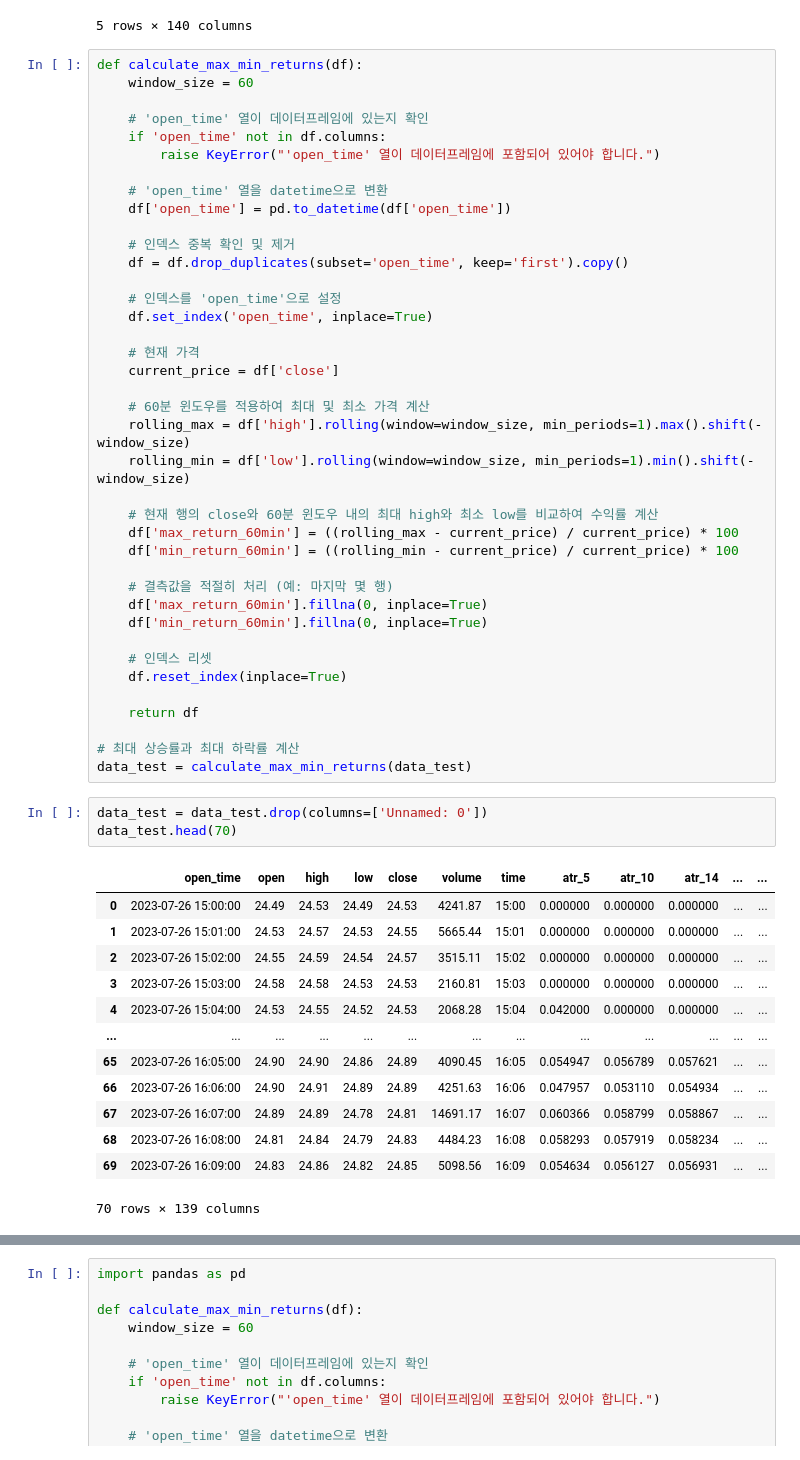
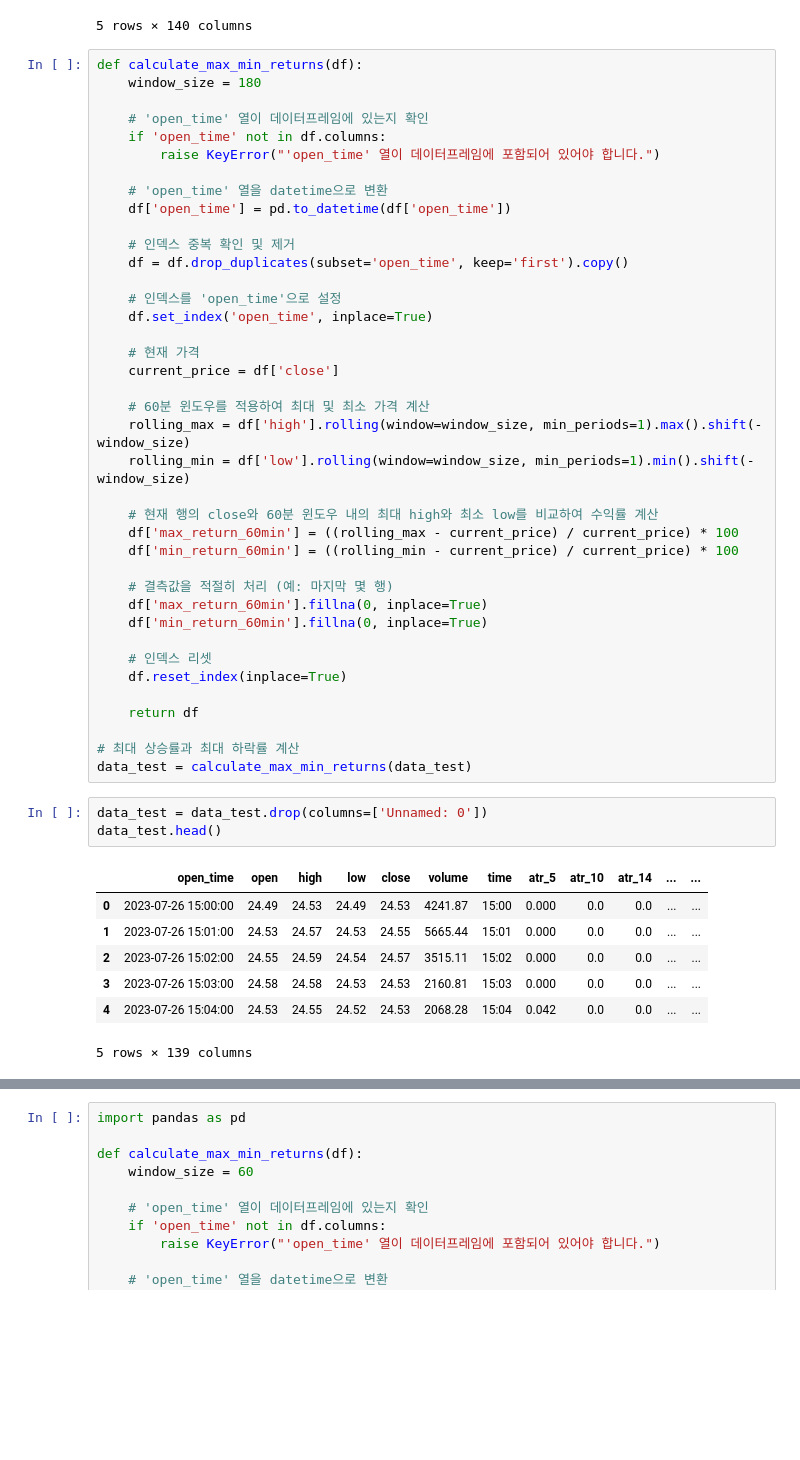
Before and after one commit to krkr5628/Crypto_Analysis_Colab, a Jupyter notebook: Data_Feature_multi_small.ipynb, the cells around one changed output, grey strips where cells are left out. Cells and saved outputs as stored; diff of their text form; blank space fills up the shorter version.

```diff
--- a/Data_Feature_multi_small.ipynb
+++ b/Data_Feature_multi_small.ipynb
@@ -291,7 +345,7 @@ data_test.head()
 5 rows × 140 columns
 # %%
 def calculate_max_min_returns(df):
-    window_size = 60
+    window_size = 180
 
     # 'open_time' 열이 데이터프레임에 있는지 확인
     if 'open_time' not in df.columns:
@@ -330,18 +384,12 @@ def calculate_max_min_returns(df):
 data_test = calculate_max_min_returns(data_test)
 # %%
 data_test = data_test.drop(columns=['Unnamed: 0'])
-data_test.head(70)
+data_test.head()
 # %% [output]
 |  | open_time | open | high | low | close | volume | time | atr_5 | atr_10 | atr_14 | ... | ... |
-| 0 | 2023-07-26 15:00:00 | 24.49 | 24.53 | 24.49 | 24.53 | 4241.87 | 15:00 | 0.000000 | 0.000000 | 0.000000 | ... | ... |
-| 1 | 2023-07-26 15:01:00 | 24.53 | 24.57 | 24.53 | 24.55 | 5665.44 | 15:01 | 0.000000 | 0.000000 | 0.000000 | ... | ... |
-| 2 | 2023-07-26 15:02:00 | 24.55 | 24.59 | 24.54 | 24.57 | 3515.11 | 15:02 | 0.000000 | 0.000000 | 0.000000 | ... | ... |
-| 3 | 2023-07-26 15:03:00 | 24.58 | 24.58 | 24.53 | 24.53 | 2160.81 | 15:03 | 0.000000 | 0.000000 | 0.000000 | ... | ... |
-| 4 | 2023-07-26 15:04:00 | 24.53 | 24.55 | 24.52 | 24.53 | 2068.28 | 15:04 | 0.042000 | 0.000000 | 0.000000 | ... | ... |
-| ... | ... | ... | ... | ... | ... | ... | ... | ... | ... | ... | ... | ... |
-| 65 | 2023-07-26 16:05:00 | 24.90 | 24.90 | 24.86 | 24.89 | 4090.45 | 16:05 | 0.054947 | 0.056789 | 0.057621 | ... | ... |
-| 66 | 2023-07-26 16:06:00 | 24.90 | 24.91 | 24.89 | 24.89 | 4251.63 | 16:06 | 0.047957 | 0.053110 | 0.054934 | ... | ... |
-| 67 | 2023-07-26 16:07:00 | 24.89 | 24.89 | 24.78 | 24.81 | 14691.17 | 16:07 | 0.060366 | 0.058799 | 0.058867 | ... | ... |
-| 68 | 2023-07-26 16:08:00 | 24.81 | 24.84 | 24.79 | 24.83 | 4484.23 | 16:08 | 0.058293 | 0.057919 | 0.058234 | ... | ... |
-| 69 | 2023-07-26 16:09:00 | 24.83 | 24.86 | 24.82 | 24.85 | 5098.56 | 16:09 | 0.054634 | 0.056127 | 0.056931 | ... | ... |
+| 0 | 2023-07-26 15:00:00 | 24.49 | 24.53 | 24.49 | 24.53 | 4241.87 | 15:00 | 0.000 | 0.0 | 0.0 | ... | ... |
+| 1 | 2023-07-26 15:01:00 | 24.53 | 24.57 | 24.53 | 24.55 | 5665.44 | 15:01 | 0.000 | 0.0 | 0.0 | ... | ... |
+| 2 | 2023-07-26 15:02:00 | 24.55 | 24.59 | 24.54 | 24.57 | 3515.11 | 15:02 | 0.000 | 0.0 | 0.0 | ... | ... |
+| 3 | 2023-07-26 15:03:00 | 24.58 | 24.58 | 24.53 | 24.53 | 2160.81 | 15:03 | 0.000 | 0.0 | 0.0 | ... | ... |
+| 4 | 2023-07-26 15:04:00 | 24.53 | 24.55 | 24.52 | 24.53 | 2068.28 | 15:04 | 0.042 | 0.0 | 0.0 | ... | ... |
-70 rows × 139 columns
+5 rows × 139 columns
```
Also changed, not shown: parts of 24 cells of this notebook.
